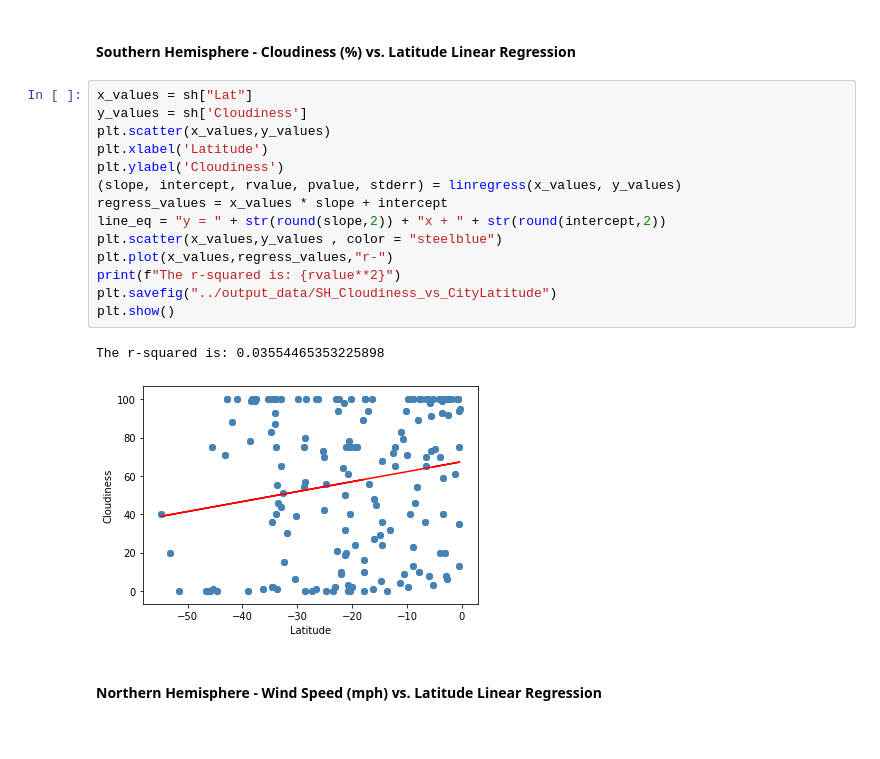
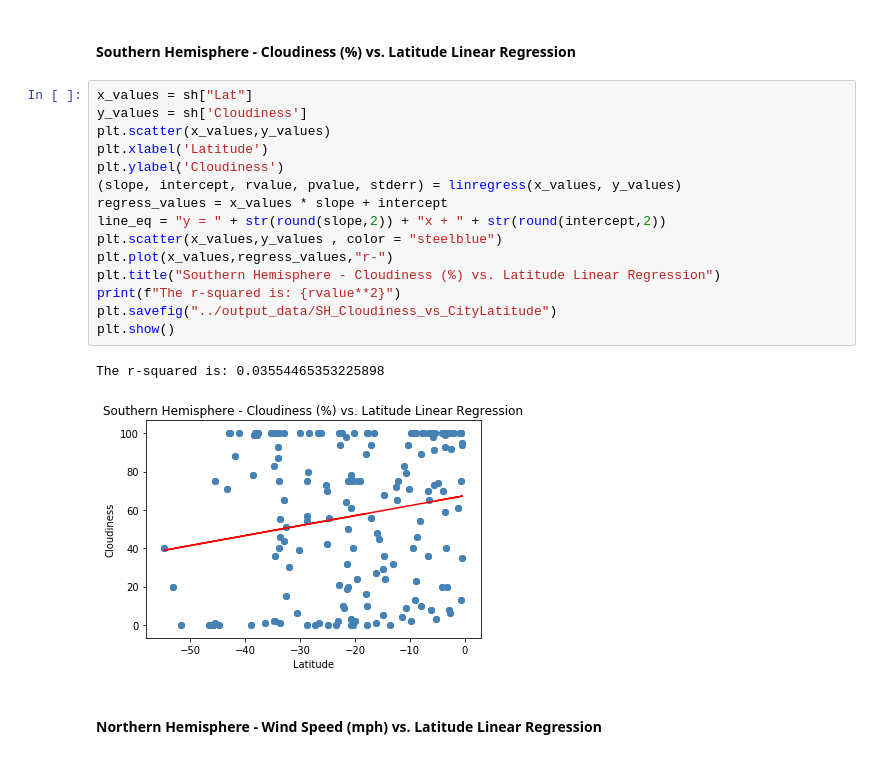
Before and after one commit to TobiAdel/Python-api-challenge, a Jupyter notebook: starter_code/WeatherPy.ipynb, the cells around one changed output. Saved outputs shown, nothing was run; the diff lists cells and outputs as text.

```diff
--- a/starter_code/WeatherPy.ipynb
+++ b/starter_code/WeatherPy.ipynb
@@ -372,20 +377,21 @@ The r-squared is: 0.048833832939211876
 # %%
 x_values = sh["Lat"]
 y_values = sh['Cloudiness']
 plt.scatter(x_values,y_values)
 plt.xlabel('Latitude')
 plt.ylabel('Cloudiness')
 (slope, intercept, rvalue, pvalue, stderr) = linregress(x_values, y_values)
 regress_values = x_values * slope + intercept
 line_eq = "y = " + str(round(slope,2)) + "x + " + str(round(intercept,2))
 plt.scatter(x_values,y_values , color = "steelblue")
 plt.plot(x_values,regress_values,"r-")
+plt.title("Southern Hemisphere - Cloudiness (%) vs. Latitude Linear Regression")
 print(f"The r-squared is: {rvalue**2}")
 plt.savefig("../output_data/SH_Cloudiness_vs_CityLatitude")
 plt.show()
 # %% [output]
 The r-squared is: 0.03554465353225898
-[figure, old version]
+[figure, new version]
 # %% [markdown]
 ####  Northern Hemisphere - Wind Speed (mph) vs. Latitude Linear Regression
 # %%
```
Also changed, not shown: parts of 7 cells of this notebook, 10 other files.
